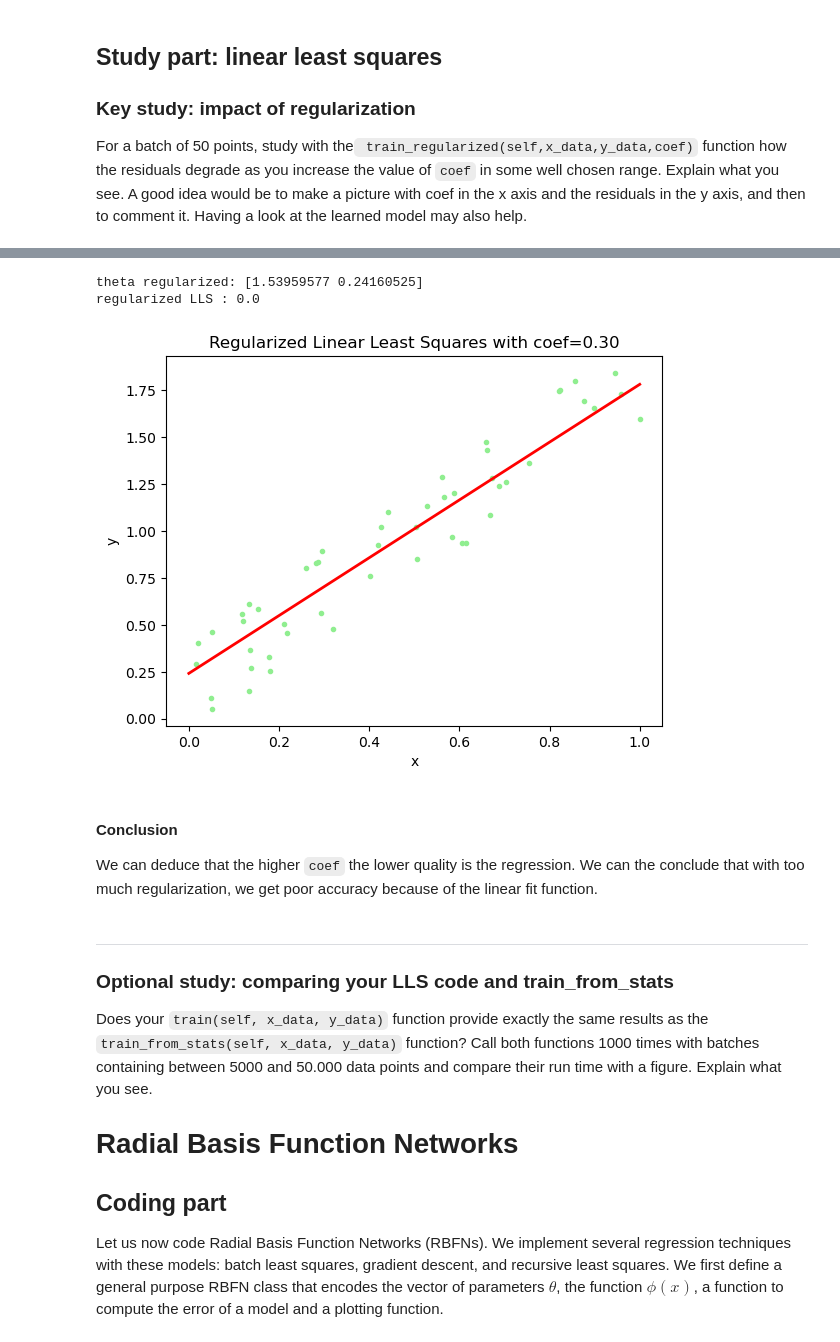
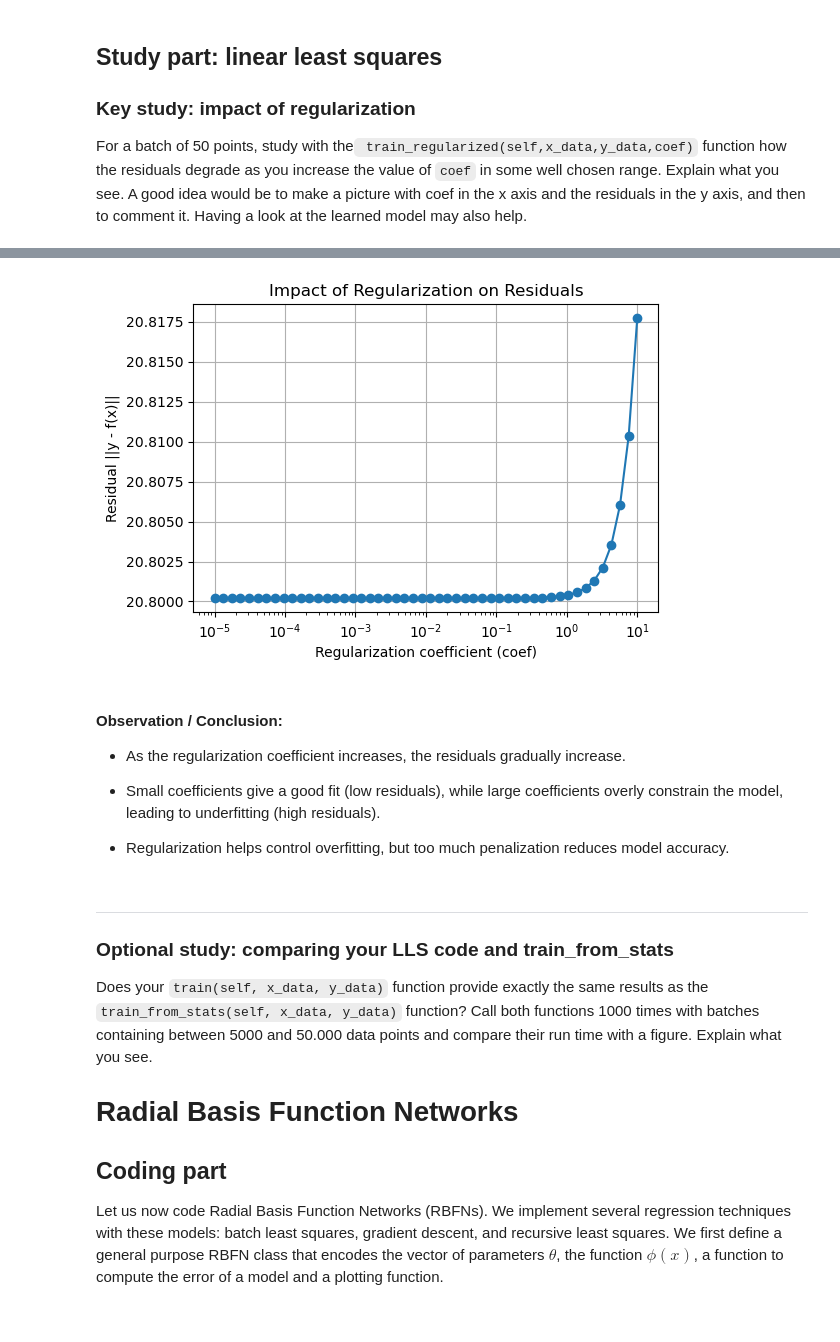
Before and after one commit to williamwu8888/sensorimotors_M2, a Jupyter notebook: Regression/Labs/01-regression.student.ipynb, the cells around one changed output, grey strips where cells are left out. Drawn from its saved outputs; the diff is of its cells as text; code cells hidden in the pictures.

```diff
--- a/Regression/Labs/01-regression.student.ipynb
+++ b/Regression/Labs/01-regression.student.ipynb
@@ -450,19 +414,35 @@ regularized LLS : 0.015625
-# %%
-# We use the same batch as before, but we change the coefficient one last time
-
-start = time.process_time()
-model.train_regularized(batch.x_data, batch.y_data, coef=0.30)
-print("theta regularized:", model.theta)
-print("regularized LLS :", time.process_time() - start)
-model.plot(batch.x_data, batch.y_data, "Regularized Linear Least Squares with coef=0.30")
-# %% [output]
-theta regularized: [1.53959577 0.24160525]
-regularized LLS : 0.0
-[figure, removed]
-# %% [markdown]
-#### Conclusion
-
-We can deduce that the higher ``coef`` the lower quality is the regression. We can the conclude that with too much regularization, we get poor accuracy because of the linear fit function.
+# %%
+x = np.array(batch.x_data)
+y = np.array(batch.y_data)
+
+coefs = np.logspace(-5, 1, 50)
+residuals = []
+
+model = LinearModel(batch_size=len(x))
+
+for c in coefs:
+    model.train_regularized(x, y, coef=c)
+    res = model.compute_error(x, y)
+    residuals.append(res)
+
+plt.figure(figsize=(6,4))
+plt.plot(coefs, residuals, marker='o')
+plt.xscale('log')
+plt.xlabel("Regularization coefficient (coef)")
+plt.ylabel("Residual ||y - f(x)||")
+plt.title("Impact of Regularization on Residuals")
+plt.grid(True)
+plt.show()
+# %% [output]
+[figure, added]
+# %% [markdown]
+#### Observation / Conclusion:
+
+- As the regularization coefficient increases, the residuals gradually increase.
+
+- Small coefficients give a good fit (low residuals), while large coefficients overly constrain the model, leading to underfitting (high residuals).
+
+- Regularization helps control overfitting, but too much penalization reduces model accuracy.
 # %% [markdown]
 ---
 
```
Also changed, not shown: parts of 27 cells of this notebook.
